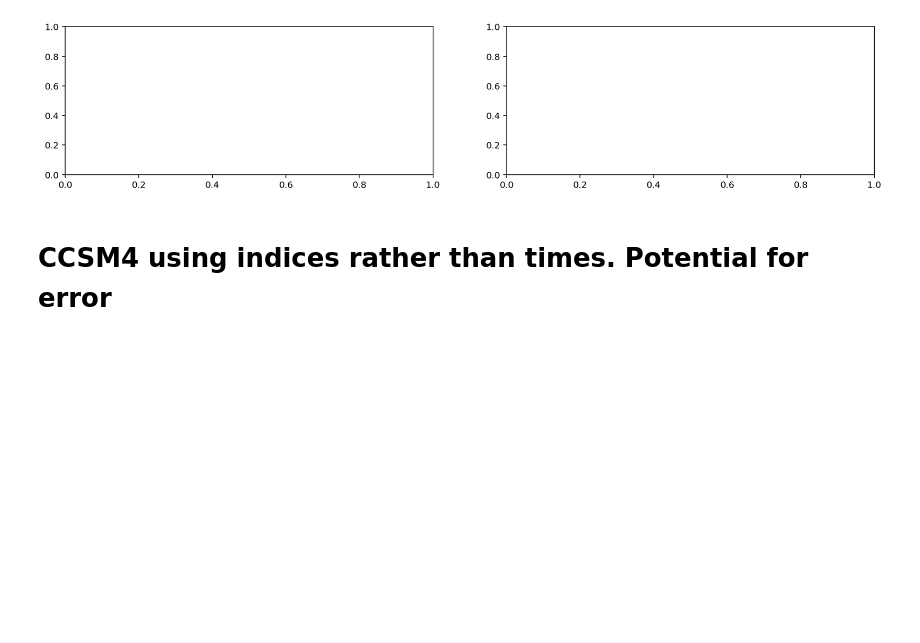
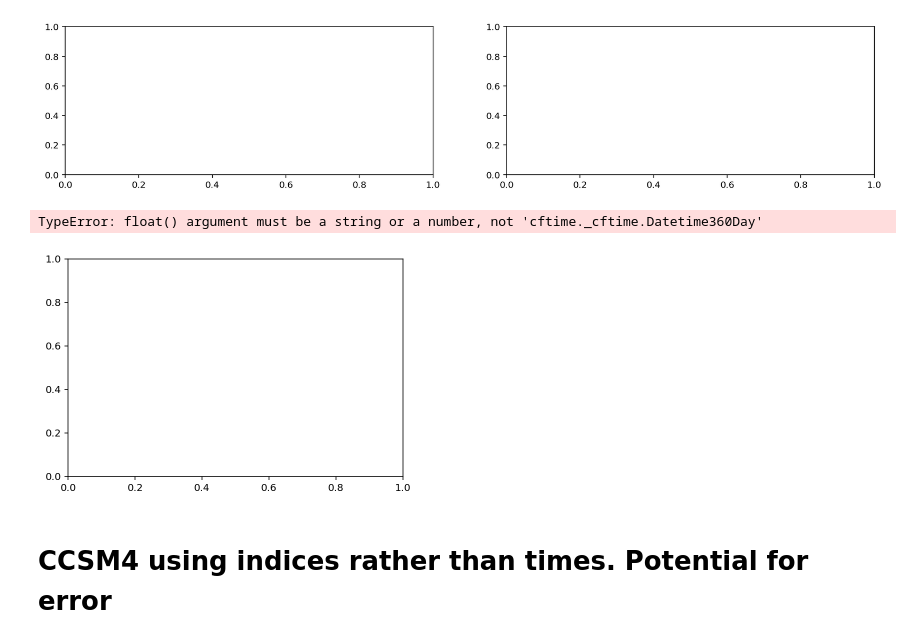
Before and after one commit to mktippett/ENSO, a Jupyter notebook: ForecastVerification.ipynb, the cells around one changed output. Drawn from its saved outputs; the diff is of its cells as text; code cells hidden in the pictures; blank space fills up the shorter version.

```diff
--- a/ForecastVerification.ipynb
+++ b/ForecastVerification.ipynb
@@ -63,6 +63,11 @@ axs[1].set_title("Observed anomaly");
 # %% [output]
 TypeError: float() argument must be a string or a number, not 'cftime._cftime.Datetime360Day'
 [figure]
+# %%
+cfsv2_decoded_ds.sst.plot()
+# %% [output]
+TypeError: float() argument must be a string or a number, not 'cftime._cftime.Datetime360Day'
+[figure, added]
 # %% [markdown]
 # CCSM4 using indices rather than times. Potential for error
 # %%
```
Also changed, not shown: parts of 8 cells of this notebook.
